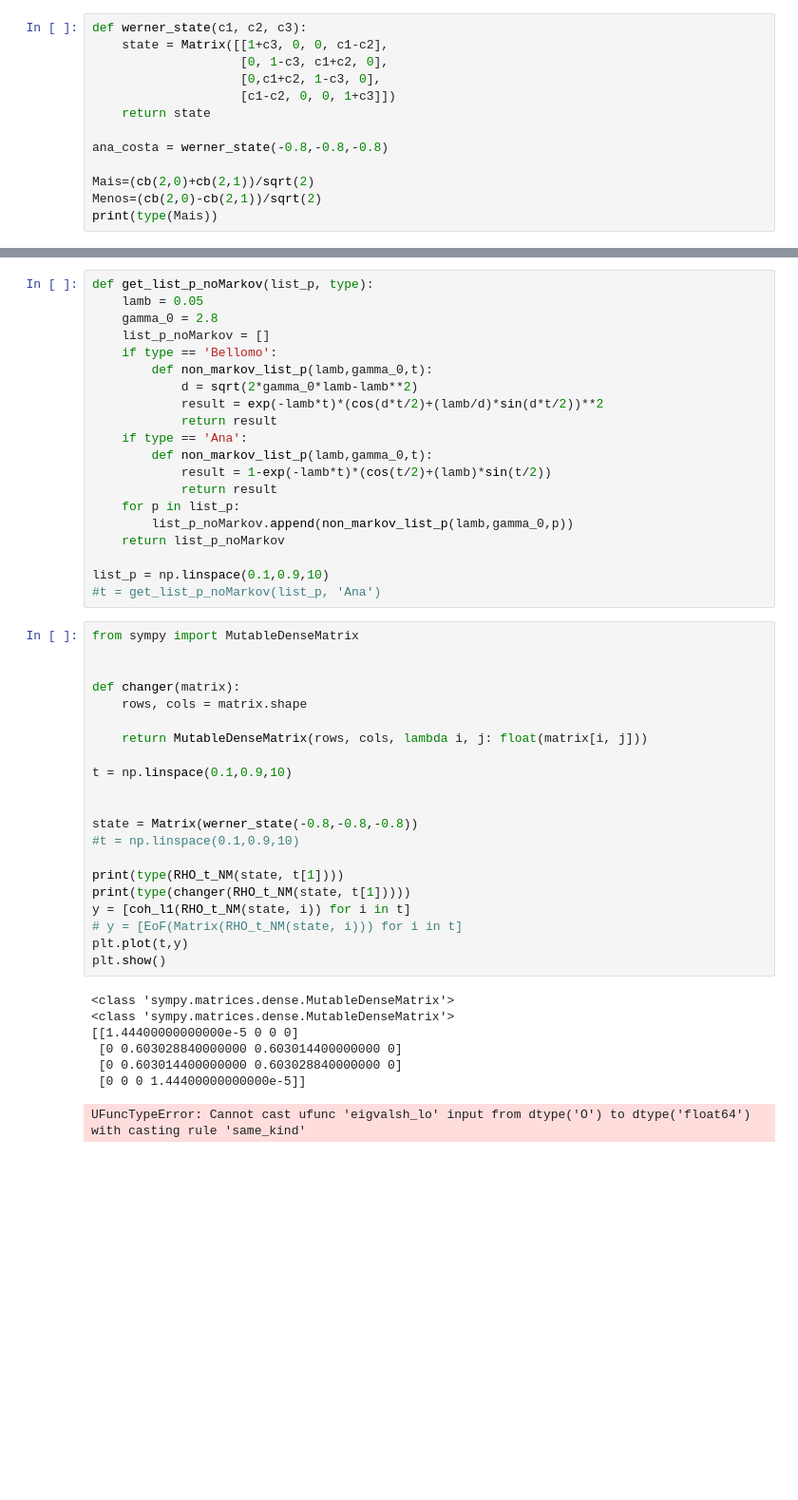
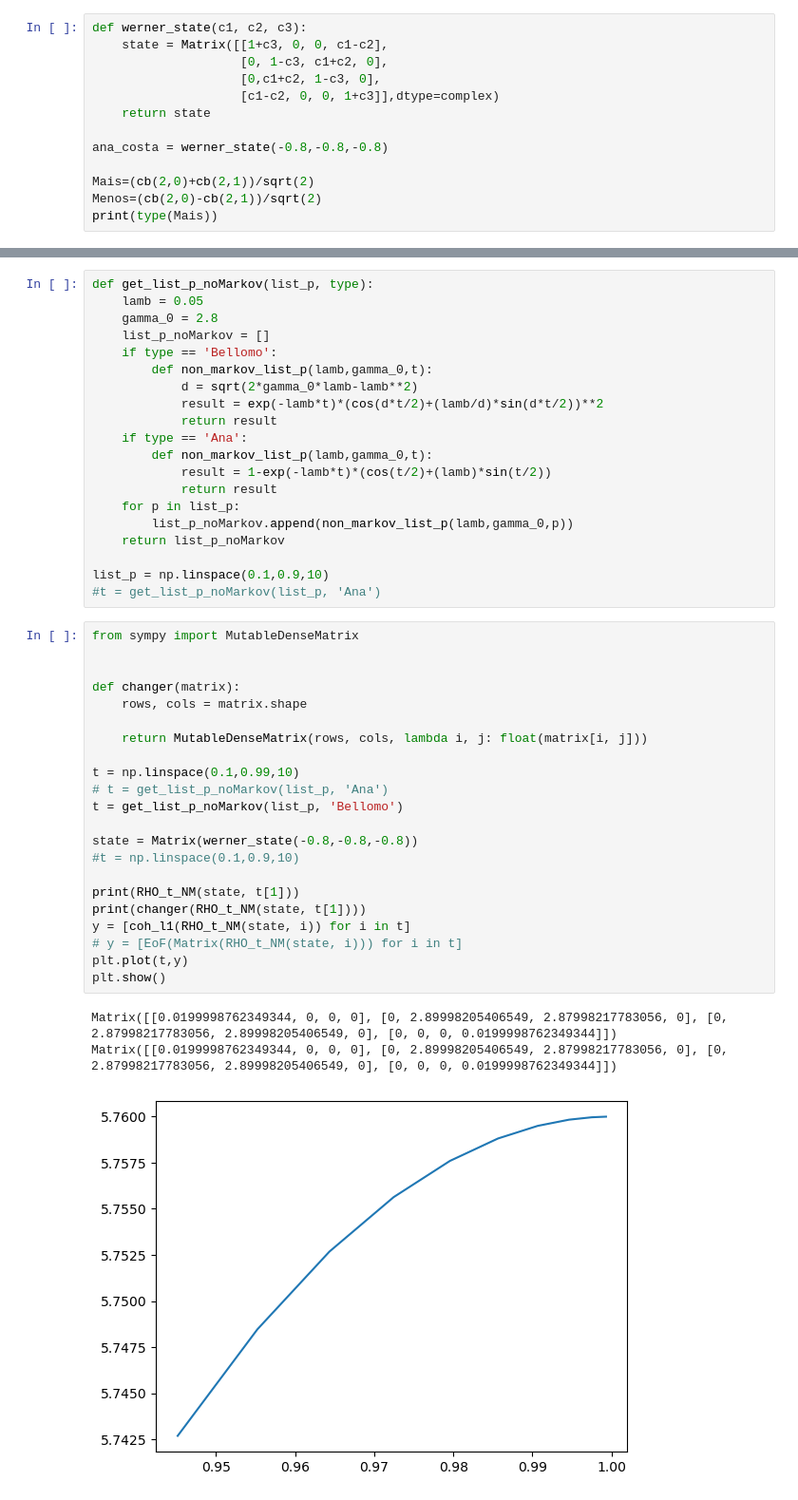
Before and after one commit to SchultzVV/quantum-state-preparation-vqa, a Jupyter notebook: noMarkov/Non_Markov.ipynb, the cells around one changed output, grey strips where cells are left out. Shown at 95% size. Saved outputs shown, nothing was run; the diff lists cells and outputs as text; blank space fills up the shorter version.

```diff
--- a/noMarkov/Non_Markov.ipynb
+++ b/noMarkov/Non_Markov.ipynb
@@ -171,7 +171,7 @@ def werner_state(c1, c2, c3):
     state = Matrix([[1+c3, 0, 0, c1-c2],
                     [0, 1-c3, c1+c2, 0],
                     [0,c1+c2, 1-c3, 0],
-                    [c1-c2, 0, 0, 1+c3]])
+                    [c1-c2, 0, 0, 1+c3]],dtype=complex)
     return state
 
 ana_costa = werner_state(-0.8,-0.8,-0.8)
@@ -239,29 +239,26 @@ list_p = np.linspace(0.1,0.9,10)
 # %%
 from sympy import MutableDenseMatrix
 
 
 def changer(matrix):
     rows, cols = matrix.shape
 
     return MutableDenseMatrix(rows, cols, lambda i, j: float(matrix[i, j]))
 
-t = np.linspace(0.1,0.9,10)
-
+t = np.linspace(0.1,0.99,10)
+# t = get_list_p_noMarkov(list_p, 'Ana')
+t = get_list_p_noMarkov(list_p, 'Bellomo')
 
 state = Matrix(werner_state(-0.8,-0.8,-0.8))
 #t = np.linspace(0.1,0.9,10)
 
-print(type(RHO_t_NM(state, t[1])))
-print(type(changer(RHO_t_NM(state, t[1]))))
+print(RHO_t_NM(state, t[1]))
+print(changer(RHO_t_NM(state, t[1])))
 y = [coh_l1(RHO_t_NM(state, i)) for i in t]
 # y = [EoF(Matrix(RHO_t_NM(state, i))) for i in t]
 plt.plot(t,y)
 plt.show()
 # %% [output]
-<class 'sympy.matrices.dense.MutableDenseMatrix'>
-<class 'sympy.matrices.dense.MutableDenseMatrix'>
-[[1.44400000000000e-5 0 0 0]
- [0 0.603028840000000 0.603014400000000 0]
- [0 0.603014400000000 0.603028840000000 0]
- [0 0 0 1.44400000000000e-5]]
+Matrix([[0.0199998762349344, 0, 0, 0], [0, 2.89998205406549, 2.87998217783056, 0], [0, 2.87998217783056, 2.89998205406549, 0], [0, 0, 0, 0.0199998762349344]])
+Matrix([[0.0199998762349344, 0, 0, 0], [0, 2.89998205406549, 2.87998217783056, 0], [0, 2.87998217783056, 2.89998205406549, 0], [0, 0, 0, 0.0199998762349344]])
-UFuncTypeError: Cannot cast ufunc 'eigvalsh_lo' input from dtype('O') to dtype('float64') with casting rule 'same_kind'
+[figure, added]
```
